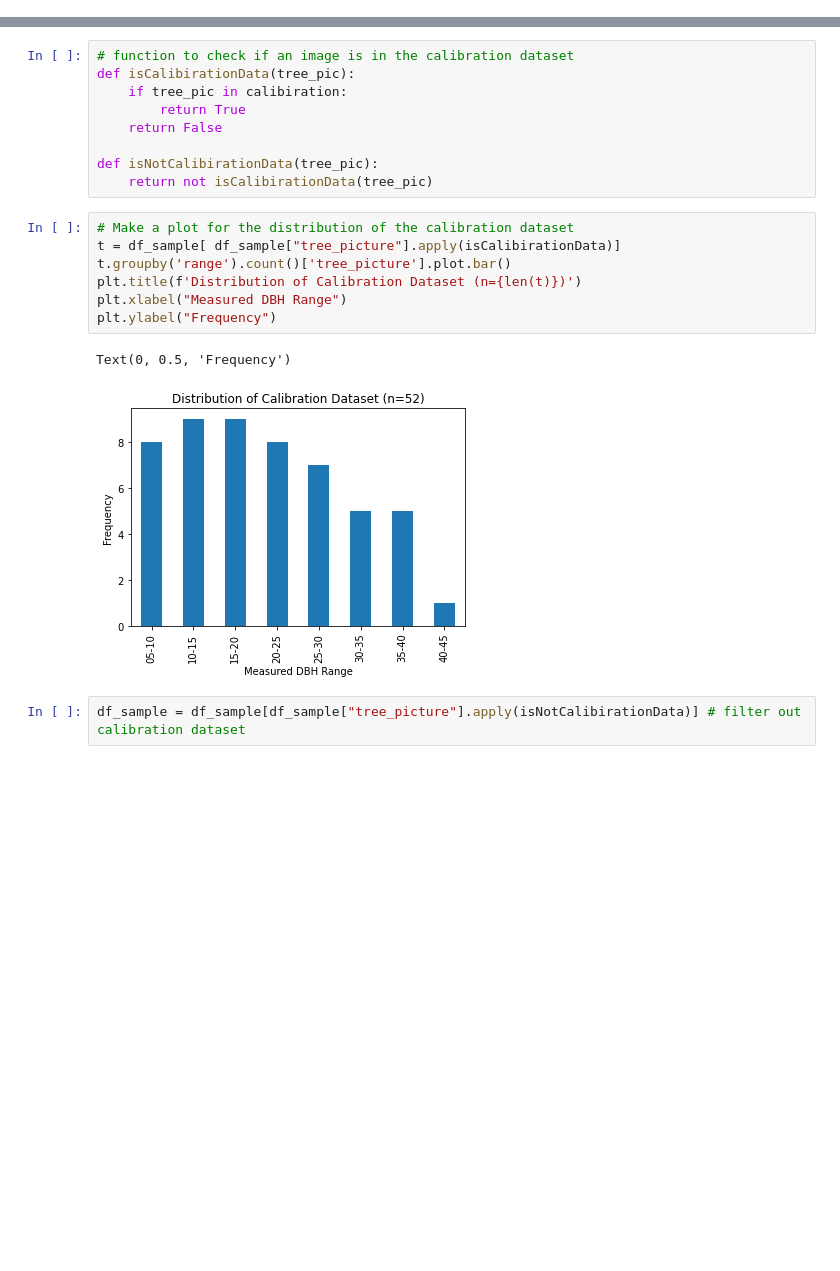
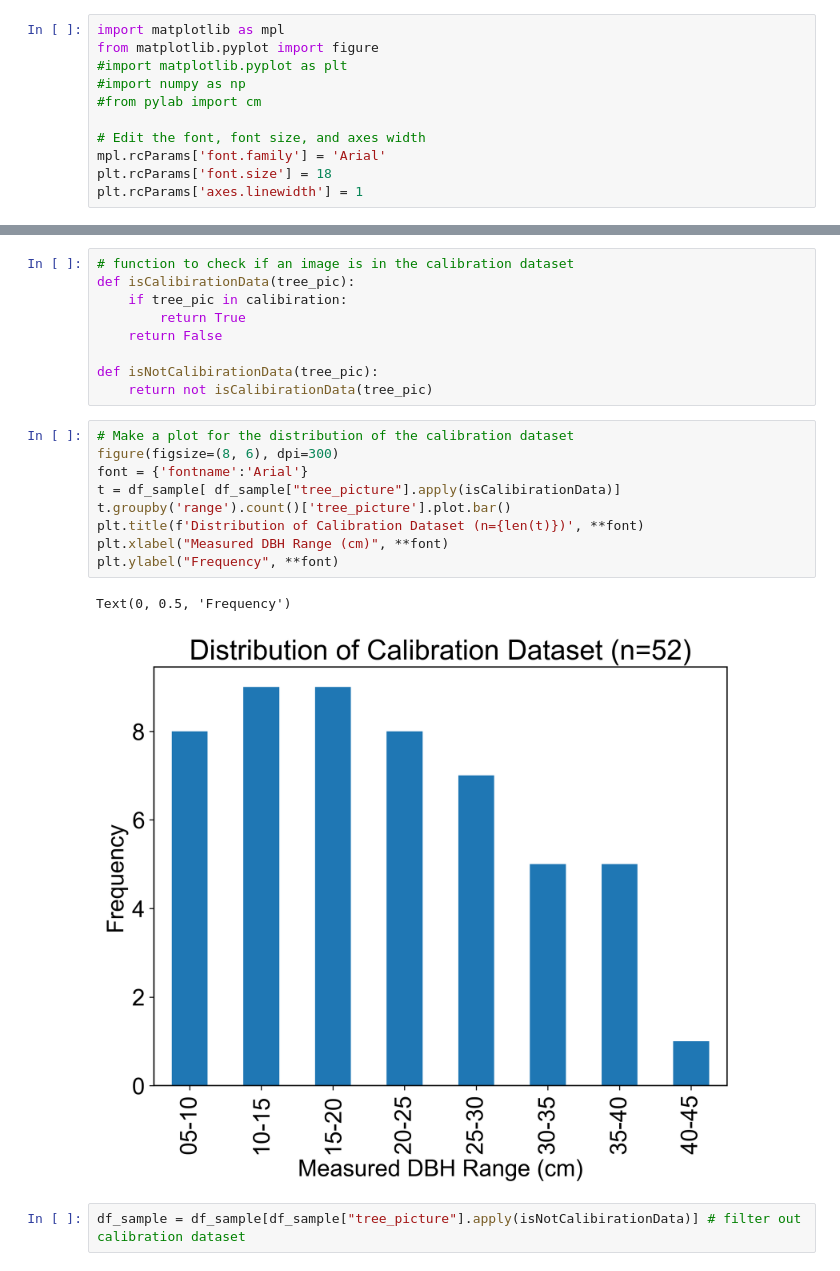
Before and after one commit to eai6/pv_mrv, a Jupyter notebook: statistical_analysis/tree_dbh_model_testing.ipynb, the cells around one changed output, grey strips where cells are left out. Drawn from its saved outputs; the diff is of its cells as text; blank space fills up the shorter version.

```diff
--- a/statistical_analysis/tree_dbh_model_testing.ipynb
+++ b/statistical_analysis/tree_dbh_model_testing.ipynb
@@ -9,6 +9,17 @@ from sklearn.metrics import r2_score
 import math
 import seaborn as sns
 import shutil
+# %%
+import matplotlib as mpl
+from matplotlib.pyplot import figure
+#import matplotlib.pyplot as plt
+#import numpy as np
+#from pylab import cm
+
+# Edit the font, font size, and axes width
+mpl.rcParams['font.family'] = 'Arial'
+plt.rcParams['font.size'] = 18
+plt.rcParams['axes.linewidth'] = 1
 # %%
 # odk data for the evaluation and testing data
 media_path = "/Users/edwardamoah/Documents/GitHub/pv_mrv/statistical_analysis/data/odk_data/media"
@@ -186,14 +177,16 @@ def isNotCalibirationData(tree_pic):
     return not isCalibirationData(tree_pic)
 # %%
 # Make a plot for the distribution of the calibration dataset
+figure(figsize=(8, 6), dpi=300)
+font = {'fontname':'Arial'}
 t = df_sample[ df_sample["tree_picture"].apply(isCalibirationData)]
 t.groupby('range').count()['tree_picture'].plot.bar()
-plt.title(f'Distribution of Calibration Dataset (n={len(t)})')
-plt.xlabel("Measured DBH Range")
-plt.ylabel("Frequency")
+plt.title(f'Distribution of Calibration Dataset (n={len(t)})', **font)
+plt.xlabel("Measured DBH Range (cm)", **font)
+plt.ylabel("Frequency", **font)
 # %% [output]
 Text(0, 0.5, 'Frequency')
-[figure, old version]
+[figure, new version]
 # %%
 df_sample = df_sample[df_sample["tree_picture"].apply(isNotCalibirationData)] # filter out calibration dataset
 # %%
```
Also changed, not shown: parts of 10 cells of this notebook, 2 other files.
